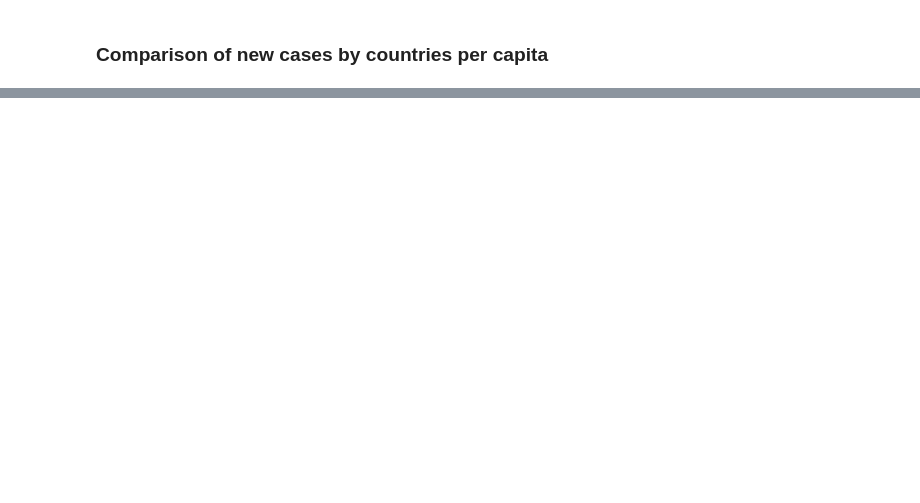
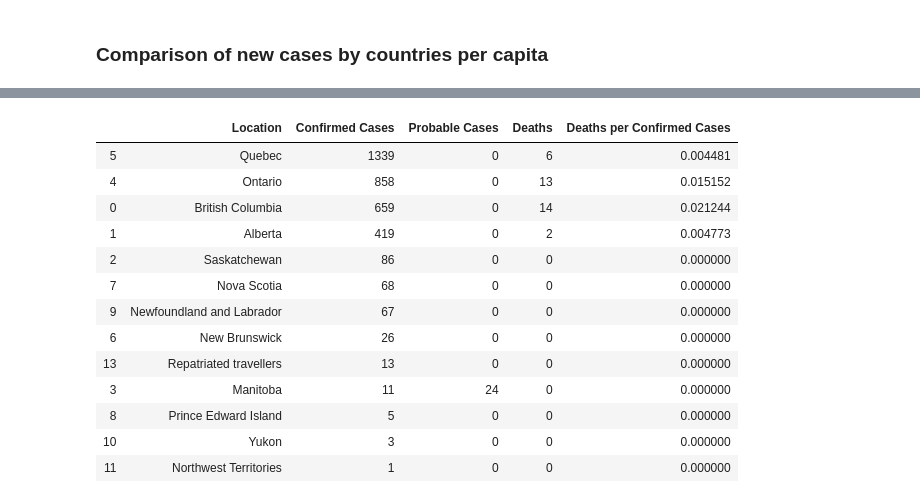
Before and after one commit to ambreen2006/Covid-19-Analysis, a Jupyter notebook: Covid-19-per-capita.ipynb, the cells around one changed output, grey strips where cells are left out. Saved outputs shown, nothing was run; the diff lists cells and outputs as text; code cells hidden in the pictures; blank space fills up the shorter version.

```diff
--- a/Covid-19-per-capita.ipynb
+++ b/Covid-19-per-capita.ipynb
@@ -339,0 +364,17 @@ new_cases_selected_country.tail(n = 10)
+# %%
+canadian_data.nlargest(13, 'Confirmed Cases')
+# %% [output]
+|  | Location | Confirmed Cases | Probable Cases | Deaths | Deaths per Confirmed Cases |
+| 5 | Quebec | 1339 | 0 | 6 | 0.004481 |
+| 4 | Ontario | 858 | 0 | 13 | 0.015152 |
+| 0 | British Columbia | 659 | 0 | 14 | 0.021244 |
+| 1 | Alberta | 419 | 0 | 2 | 0.004773 |
+| 2 | Saskatchewan | 86 | 0 | 0 | 0.000000 |
+| 7 | Nova Scotia | 68 | 0 | 0 | 0.000000 |
+| 9 | Newfoundland and Labrador | 67 | 0 | 0 | 0.000000 |
+| 6 | New Brunswick | 26 | 0 | 0 | 0.000000 |
+| 13 | Repatriated travellers | 13 | 0 | 0 | 0.000000 |
+| 3 | Manitoba | 11 | 24 | 0 | 0.000000 |
+| 8 | Prince Edward Island | 5 | 0 | 0 | 0.000000 |
+| 10 | Yukon | 3 | 0 | 0 | 0.000000 |
+| 11 | Northwest Territories | 1 | 0 | 0 | 0.000000 |
```
Also changed, not shown: parts of 28 cells of this notebook, 4 other files.
